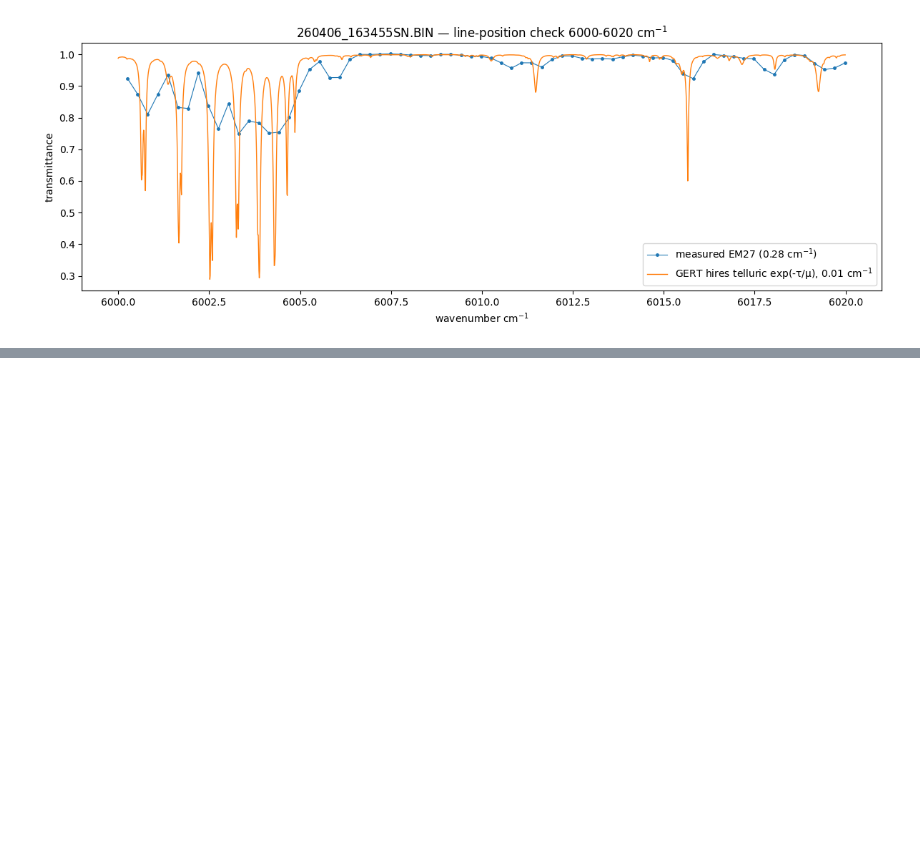
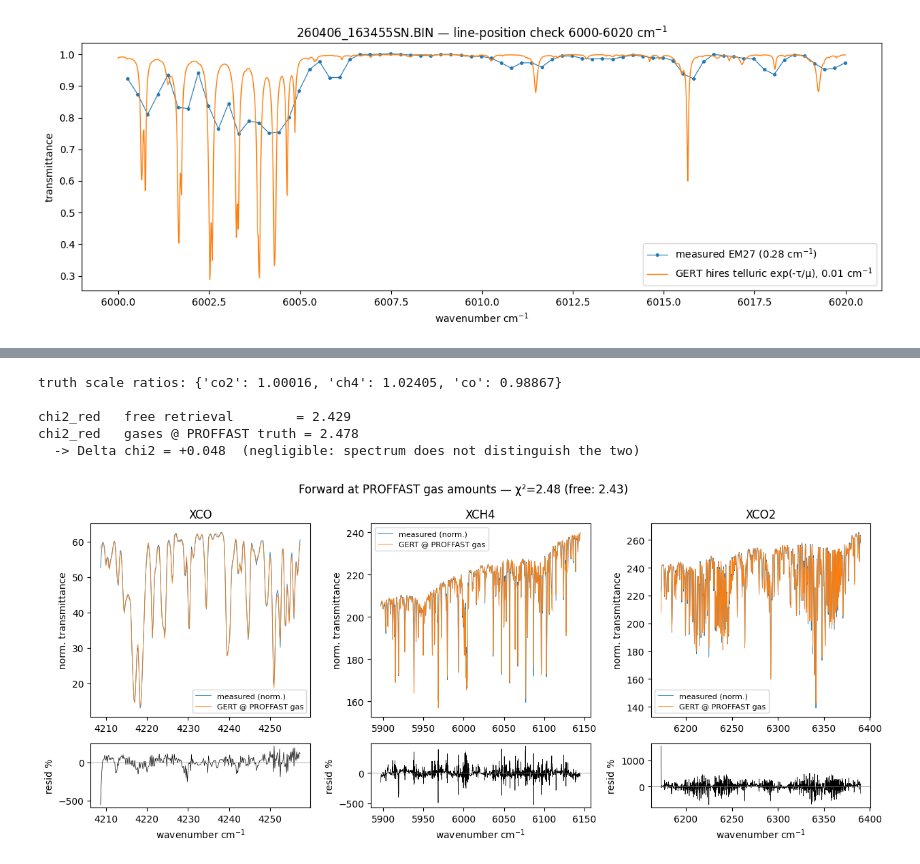
Before and after one commit to erselab/em27, a Jupyter notebook: notebooks/em27_realdata.ipynb, the cells around one changed output, grey strips where cells are left out. Saved outputs shown, nothing was run; the diff lists cells and outputs as text; code cells hidden in the pictures; blank space fills up the shorter version.

```diff
--- a/notebooks/em27_realdata.ipynb
+++ b/notebooks/em27_realdata.ipynb
@@ -223,0 +410,40 @@ plt.show()
+# %%
+# truth ratios: PROFFAST column / GERT prior column
+truth_ratio = {"co2": float(row["XCO2"])      / xco2_prior,
+               "ch4": float(row["XCH4"])*1000  / xch4_prior,
+               "co":  float(row["XCO"])*1000   / xco_prior}
+print("truth scale ratios:", {k: round(v, 5) for k, v in truth_ratio.items()})
+
+res_truth, scale_truth, inst_v, yobs_v = m3_retrieval(RES_EFF, freeze_gas=truth_ratio)
+print(f"\nchi2_red   free retrieval        = {result.chisq_reduced:.3f}")
+print(f"chi2_red   gases @ PROFFAST truth = {res_truth.chisq_reduced:.3f}")
+print(f"  -> Delta chi2 = {res_truth.chisq_reduced - result.chisq_reduced:+.3f}"
+      f"  (negligible: spectrum does not distinguish the two)")
+
+# overlay the forward run at PROFFAST's amounts on the measured spectrum
+fig, axes = plt.subplots(2, n_w, figsize=(4.2 * n_w, 5.5),
+                         gridspec_kw={"height_ratios": [3, 1]}, squeeze=False)
+yv = res_truth.y_ret
+off = 0
+for j, w in enumerate(inst_v.windows):
+    n = w.n_channels; wn = w.wn_instrument
+    yom = yobs_v[off:off + n][::-1]; yvm = yv[off:off + n][::-1]; off += n
+    axes[0, j].plot(wn, yom, lw=0.6, label="measured (norm.)")
+    axes[0, j].plot(wn, yvm, lw=0.6, label="GERT @ PROFFAST gas")
+    axes[0, j].set_title(w.label); axes[0, j].set_ylabel("norm. transmittance")
+    axes[0, j].legend(fontsize=8)
+    axes[1, j].plot(wn, (yom - yvm) * 100, lw=0.5, color="k")
+    axes[1, j].axhline(0, color="grey", lw=0.5)
+    axes[1, j].set_ylabel("resid %"); axes[1, j].set_xlabel("wavenumber cm$^{-1}$")
+fig.suptitle(f"Forward at PROFFAST gas amounts — χ²={res_truth.chisq_reduced:.2f} "
+             f"(free: {result.chisq_reduced:.2f})")
+fig.tight_layout()
+fig.savefig(FIGS / "em27_m3_forward_at_proffast.png", dpi=120)
+plt.show()
+# %% [output]
+truth scale ratios: {'co2': 1.00016, 'ch4': 1.02405, 'co': 0.98867}
+
+chi2_red   free retrieval        = 2.429
+chi2_red   gases @ PROFFAST truth = 2.478
+  -> Delta chi2 = +0.048  (negligible: spectrum does not distinguish the two)
+[figure, added]
```
Also changed, not shown: parts of 18 cells of this notebook, 7 other files.
